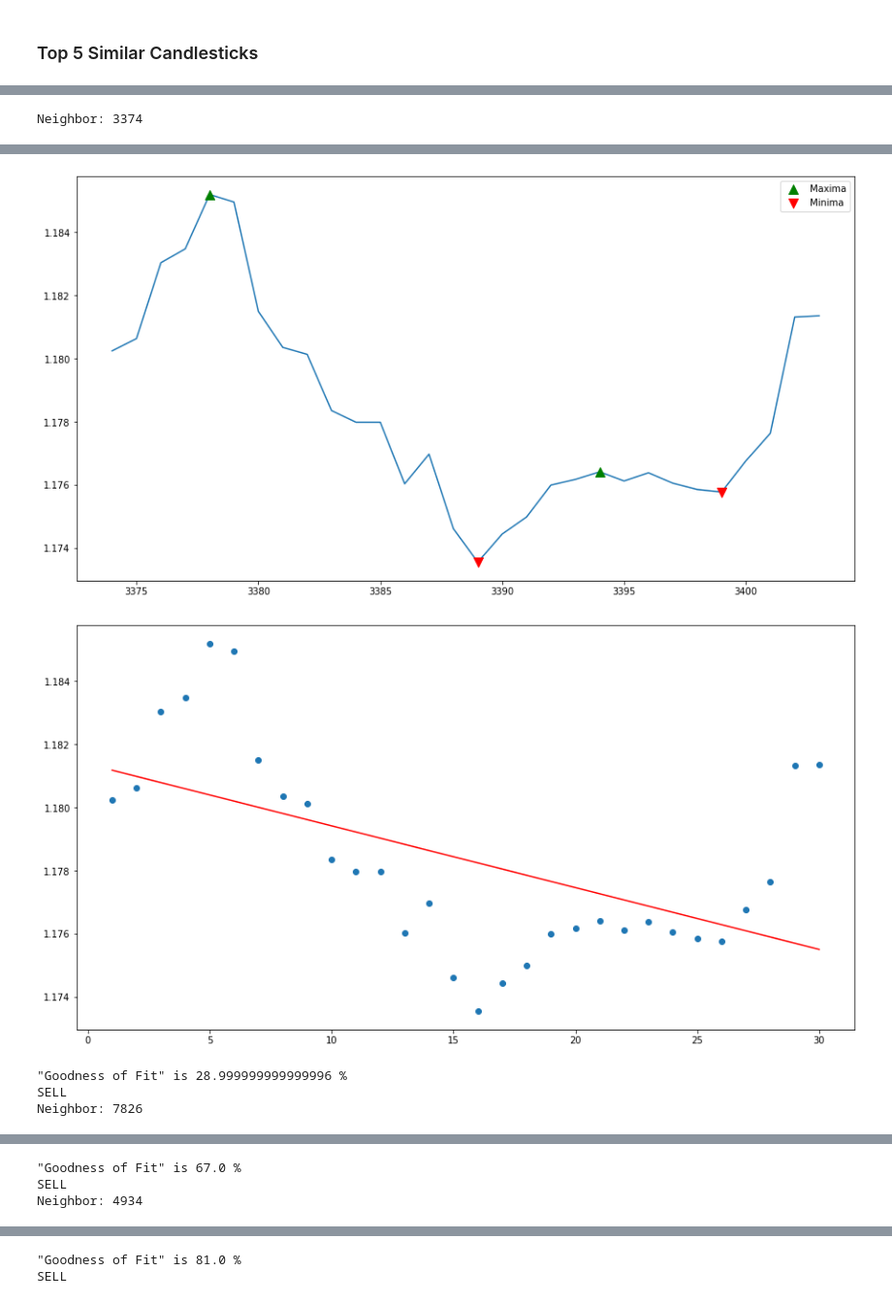
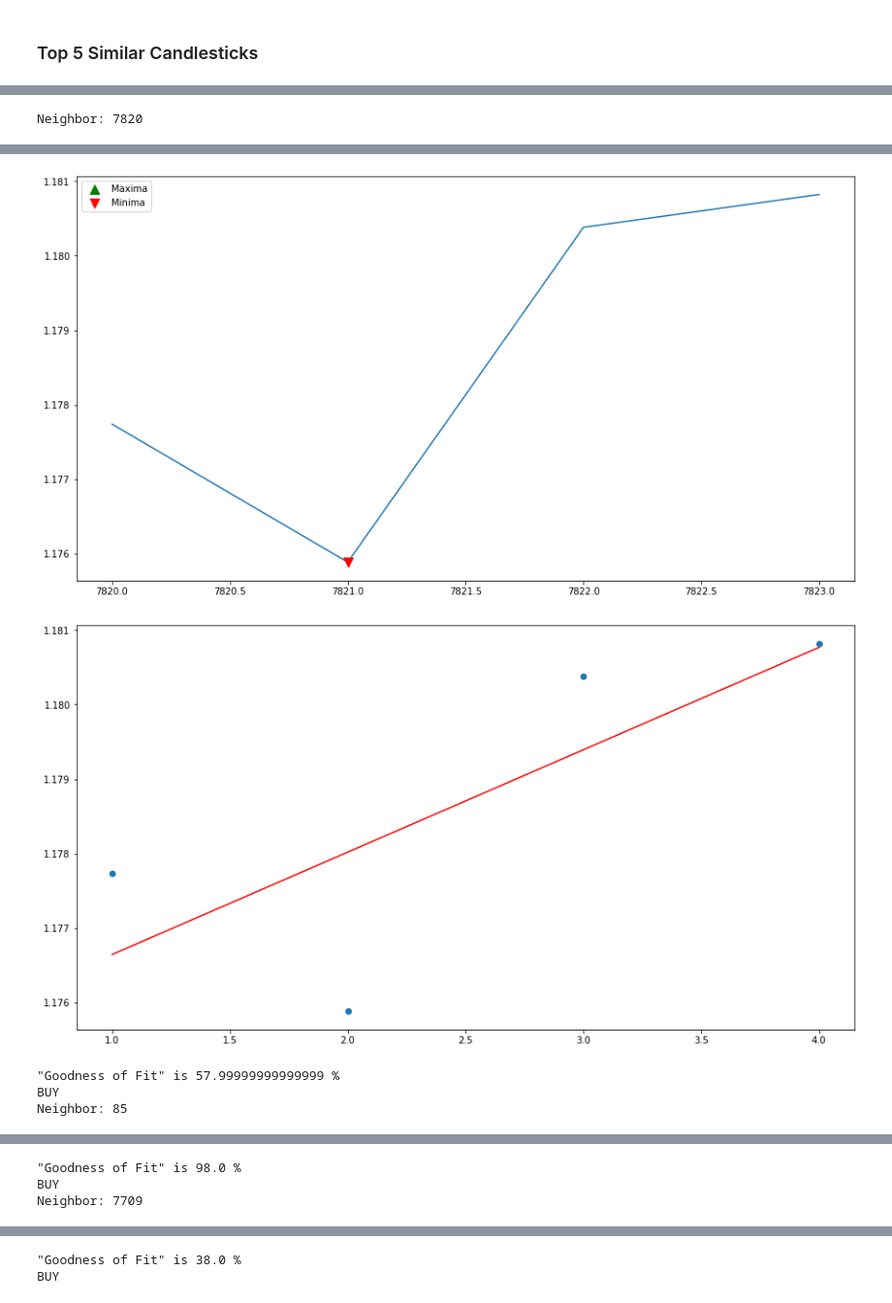
Before and after one commit to Forexience/Forexience, a Jupyter notebook: Testing_Pipeline/Back_Test_Validation/Testing-Pipeline.ipynb, the cells around one changed output, grey strips where cells are left out. Shown at 97% size. Saved outputs shown, nothing was run; the diff lists cells and outputs as text; code cells hidden in the pictures.

```diff
--- a/Testing_Pipeline/Back_Test_Validation/Testing-Pipeline.ipynb
+++ b/Testing_Pipeline/Back_Test_Validation/Testing-Pipeline.ipynb
@@ -86,11 +74,11 @@ data = pd.read_csv(filename)
 # <font color='red'>CANDLE INDEX NUMBER</font>
 # %%
 candle_no = len(data) - 1954
-candle_no = 4614
+candle_no = 5435
 # %% [markdown]
 # Unseen Market
 # %%
-data = data.iloc[candle_no:candle_no+12]
+data = data.iloc[candle_no:candle_no+4]
 chart(data)
 # %% [output]
 [interactive output not drawn]
@@ -144,17 +132,7 @@ UP Trend
 # %%
 data = pd.read_csv(filename)
 # %%
-data = data.drop(columns=['Volume','Weekday','Date','Time',
-                          'Weekday_Name','UTC_Time','Direction',
-                          'Open', 'High', 'Low', 'Close',
-                          'O-H','O-L','O-C','H-L','H-C','L-C',
-                          'SMA_10','SMA_20',
-#                          'col_1','col_2','col_3',
-                          'col_4','col_5',
-#                          'F_SMA_10','F_SMA_20',
-                          'f_time','julian_date',
-                          'ATR_14'
-                          ])
+data = data[['col_1','col_2','col_3','F_SMA_5','F_SMA_10']]
 
 # Comment out the features that you want to fit into your model.
 # %%
@@ -190,18 +168,14 @@ def find_k_similar_candles(candle_id, dataset, k=4):
 
             output.append ([dataset.index[indices.flatten()[i]],
                             distances.flatten()[i],
-#                           dataset.iloc[indices.flatten()[i]]['O-H'],dataset.iloc[indices.flatten()[i]]['O-L'],dataset.iloc[indices.flatten()[i]]['O-C'],dataset.iloc[indices.flatten()[i]]['H-L'],dataset.iloc[indices.flatten()[i]]['H-C'],dataset.iloc[indices.flatten()[i]]['L-C'],
-                           dataset.iloc[indices.flatten()[i]]['col_1'],dataset.iloc[indices.flatten()[i]]['col_2'],dataset.iloc[indices.flatten()[i]]['col_3'],
-#                           dataset.iloc[indices.flatten()[i]]['col_4'],dataset.iloc[indices.flatten()[i]]['col_5'],
-                           dataset.iloc[indices.flatten()[i]]['F_SMA_10'],dataset.iloc[indices.flatten()[i]]['F_SMA_20'],
+                            dataset.iloc[indices.flatten()[i]]['col_1'],dataset.iloc[indices.flatten()[i]]['col_2'],dataset.iloc[indices.flatten()[i]]['col_3'],
+                            dataset.iloc[indices.flatten()[i]]['F_SMA_5'],dataset.iloc[indices.flatten()[i]]['F_SMA_10'],
                            ])
 
     output = pd.DataFrame(output)
     output.columns = ['Indice','Distance',
-#                      'O-H','O-L','O-C','H-L','H-C','L-C',
                       'col_1','col_2','col_3',
-#                      'col_4','col_5',
-                      'F_SMA_10','F_SMA_20'
+                      'F_SMA_5','F_SMA_10'
                      ]
     display (output)
 
@@ -220,11 +194,10 @@ indices, distances = find_k_similar_candles (candle_no,data)
 # %%
 indices = indices[0:1][0]
 # %%
+recs = []
 for indice in indices[1:10]:
-    recommendation_log = "{}_data.csv".format(indice)
     data = pd.read_csv(filename)
-    data = data.iloc[indice:indice+30]
-    data.to_csv(path + "/" + recommendation_log, header = True, index = False)
+    data = data.iloc[indice:indice+4]
 
     print ('Neighbor:', indice)
     viz(data, indice.astype(str))
@@ -242,37 +215,39 @@ for indice in indices[1:10]:
       np.less, order=5)[0]
     plt.figure(figsize=(15, 8))
     plt.plot(data['Close'], zorder=0)
     plt.scatter(data.iloc[max_idx].index, data.iloc[max_idx]['Close'],
       label='Maxima', s=100, color="green", marker='^')
     plt.scatter(data.iloc[min_idx].index, data.iloc[min_idx]['Close'],
       label='Minima', s=100, color="red", marker='v')
     plt.legend()
     plt.show()
 
     data['candleno'] = range (1, len(data) + 1)
     X = data['candleno'].values.reshape(-1, 1)
     Y = data['Close'].values.reshape(-1, 1)
     linear_regressor = LinearRegression()
     linear_regressor.fit(X, Y)
     y_pred = linear_regressor.predict(X)
     plt.figure(figsize=(15, 8))
     plt.scatter(X, Y)
     plt.plot(X, y_pred, color='red')
     plt.show()
 
     print('"Goodness of Fit" is', r2_score(Y, y_pred).round(2)*100, '%')
     coeficient = (linear_regressor.coef_)
 
     if coeficient > 0:
+        recs.append((r2_score(Y, y_pred).round(2)*100))
         print('BUY')
     else:
+        recs.append((r2_score(Y, y_pred).round(2)*100) * -1)
         print('SELL')
 # %% [output]
-Neighbor: 3374
+Neighbor: 7820
 [interactive output not drawn]
-[figure, old version]
+[figure, new version]
-[figure, old version]
+[figure, new version]
-"Goodness of Fit" is 28.999999999999996 %
-SELL
-Neighbor: 7826
+"Goodness of Fit" is 57.99999999999999 %
+BUY
+Neighbor: 85
 [interactive output not drawn]
@@ -281,4 +256,4 @@ Neighbor: 7826
-"Goodness of Fit" is 67.0 %
-SELL
-Neighbor: 4934
+"Goodness of Fit" is 98.0 %
+BUY
+Neighbor: 7709
 [interactive output not drawn]
@@ -287,2 +262,2 @@ Neighbor: 4934
-"Goodness of Fit" is 81.0 %
-SELL
+"Goodness of Fit" is 38.0 %
+BUY
```
Also changed, not shown: parts of 13 cells of this notebook, 12 other files.
